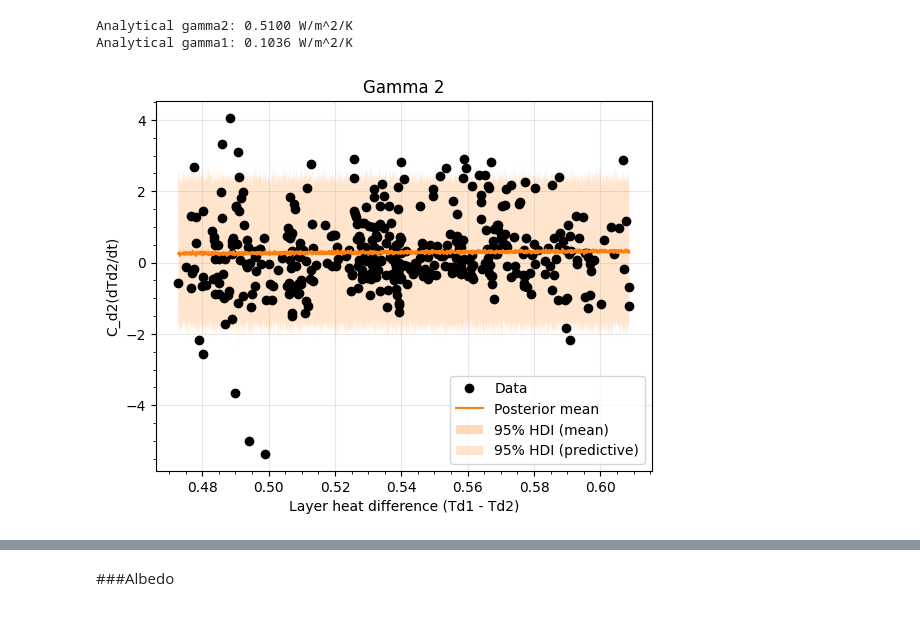
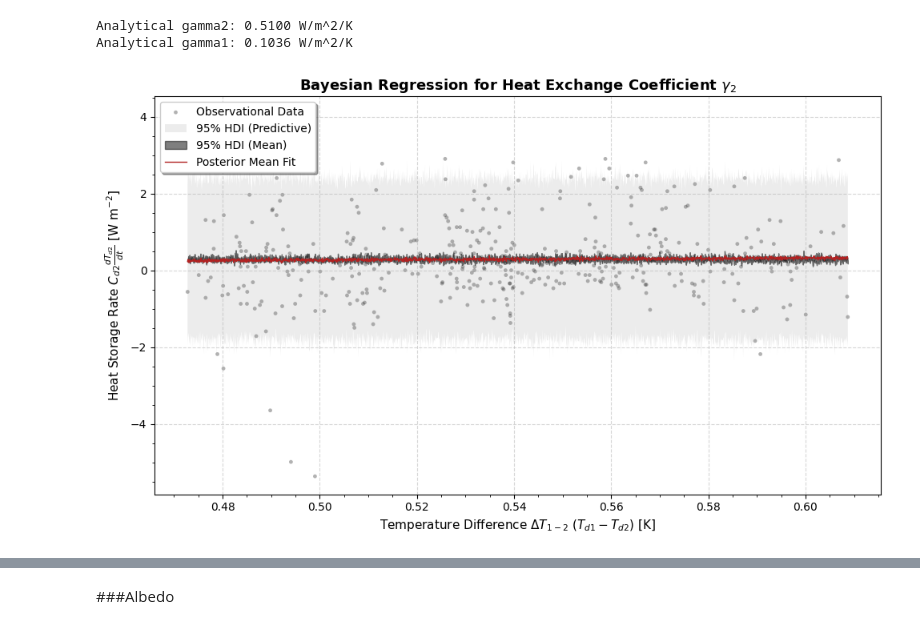
Before and after one commit to LeoFairley123/EMSC2010-Individual-Project, a Jupyter notebook: EMSC2010_Individual_Project_U7488277.ipynb, the cells around one changed output, grey strips where cells are left out. Drawn from its saved outputs; the diff is of its cells as text; code cells hidden in the pictures.

```diff
--- a/EMSC2010_Individual_Project_U7488277.ipynb
+++ b/EMSC2010_Individual_Project_U7488277.ipynb
@@ -760,65 +918,73 @@ print(f"Analytical gamma1: {gamma1_final:.4f} W/m^2/K")
 Analytical gamma2: 0.5100 W/m^2/K
 Analytical gamma1: 0.1036 W/m^2/K
 # %%
-data = pd.DataFrame({"y": C_d2 * np.gradient(Td2, seconds_per_year/12), "x": Td1-Td2})
+# --- Bayesian Regression for Gamma 2 (Deep-to-Abyssal Exchange) ---
 
-# Fit Bayesian models
+# 1. Prepare data: y is the heat storage rate of the abyssal layer, x is the temp gradient
+data = pd.DataFrame({"y": C_d2 * np.gradient(Td2, seconds_per_year/12), "x": Td1 - Td2})
+
+# 2. Fit Bayesian linear model through the origin
+# The slope of this line represents the heat exchange coefficient gamma2 (W/m^2/K)
 model_linear = bmb.Model("y ~ 0 + x", data)
 idata_linear = model_linear.fit(progressbar=False)
 
+# 3. Generate predictions for visualization
 x_range = np.linspace(data['x'].min(), data['x'].max(), 2000)
+new_data = pd.DataFrame({"x": x_range})
 
-new_data = pd.DataFrame({"x": x_range})
+# Predict mean (response_params) and full distribution (response)
 model_linear.predict(idata_linear, data=new_data, kind='response_params')
 model_linear.predict(idata_linear, data=new_data, kind='response')
 
-# Make random draws from the posterior of the regression lines
-y_mean_draws = idata_linear.posterior["mu"].values
+# 4. Extract posterior draws and reshape
+y_mean_draws = idata_linear.posterior["mu"].values.reshape(-1, len(x_range))
+y_pps_draws = idata_linear.posterior_predictive["y"].values.reshape(-1, len(x_range))
 
-# Reshape to (total_draws, x_points)
-y_mean_draws = y_mean_draws.reshape(-1, len(x_range))
-
-# Make random draws from the posterior of the gravel size
-y_pps_draws = idata_linear.posterior_predictive["y"].values
-
-# Reshape to (total_draws, x_points)
-y_pps_draws = y_pps_draws.reshape(-1, len(x_range))
-
-# Compute mean and HDI of the posterior predictive distribution
+# 5. Compute summary statistics (Mean and 95% HDI)
 posterior_mean = y_pps_draws.mean(axis=0)
-hdi_mean = az.hdi(idata_linear.posterior["mu"].values.reshape(-1, len(x_range)), prob=0.95)
+hdi_mean = az.hdi(y_mean_draws, prob=0.95)
 hdi_pps = az.hdi(y_pps_draws, prob=0.95)
 
-# Plot both posterior for regression lines and the observations
-plt.plot(data['x'], data['y'], 'ok', label="Data")
-plt.plot(x_range, posterior_mean, color="C1", label="Posterior mean")
+# 6. Aesthetic Visualization
+plt.figure(figsize=(10, 6))
+
+# Plot actual data points
+plt.scatter(data['x'], data['y'], color='black', s=12, alpha=0.3, label="Observational Data", edgecolors='none', zorder=1)
+
+# --- Plot uncertainty bands (HDI) ---
+# Plot Predictive HDI
+plt.fill_between(
+    x_range,
+    hdi_pps[:, 0],
+    hdi_pps[:, 1],
+    alpha=0.15,
+    color="gray",
+    label="95% HDI (Predictive)",
+    edgecolor=None,
+)
+
+# Plot Mean HDI
 plt.fill_between(
     x_range,
     hdi_mean[:, 0],
     hdi_mean[:, 1],
-    alpha=0.3,
-    color="C1",
-    label="95% HDI (mean)",
-    edgecolor = None
+    alpha=0.5,
+    color="black",
+    label="95% HDI (Mean)",
 )
 
-plt.fill_between(
-    x_range,
-    hdi_pps[:, 0],
-    hdi_pps[:, 1],
-    alpha=0.2,
-    color="C1",
-    label="95% HDI (predictive)",
-    edgecolor = None
-)
+# Plot posterior mean line
+plt.plot(x_range, posterior_mean, color="firebrick", lw=1, label="Posterior Mean Fit")
 
-plt.legend()
+# Formatting
+plt.xlabel(r'Temperature Difference $\Delta T_{1-2}$ ($T_{d1} - T_{d2}$) [K]', fontsize=11)
+plt.ylabel(r'Heat Storage Rate $C_{d2} \frac{dT_{d2}}{dt}$ [W m$^{-2}$]', fontsize=11)
+plt.title(r'Bayesian Regression for Heat Exchange Coefficient $\gamma_2$', fontsize=13, fontweight='bold')
+
+plt.legend(frameon=True, shadow=True, loc='upper left')
+plt.grid(True, linestyle='--', alpha=0.5)
 plt.minorticks_on()
-plt.ylabel('C_d2(dTd2/dt)')
-plt.xlabel('Layer heat difference (Td1 - Td2)')
-plt.title('Gamma 2')
-plt.legend()
-plt.grid(True, alpha=0.3)
+plt.tight_layout()
 plt.show()
 # %% [output]
-[figure, old version]
+[figure, new version]
```
Also changed, not shown: parts of 78 cells of this notebook.
